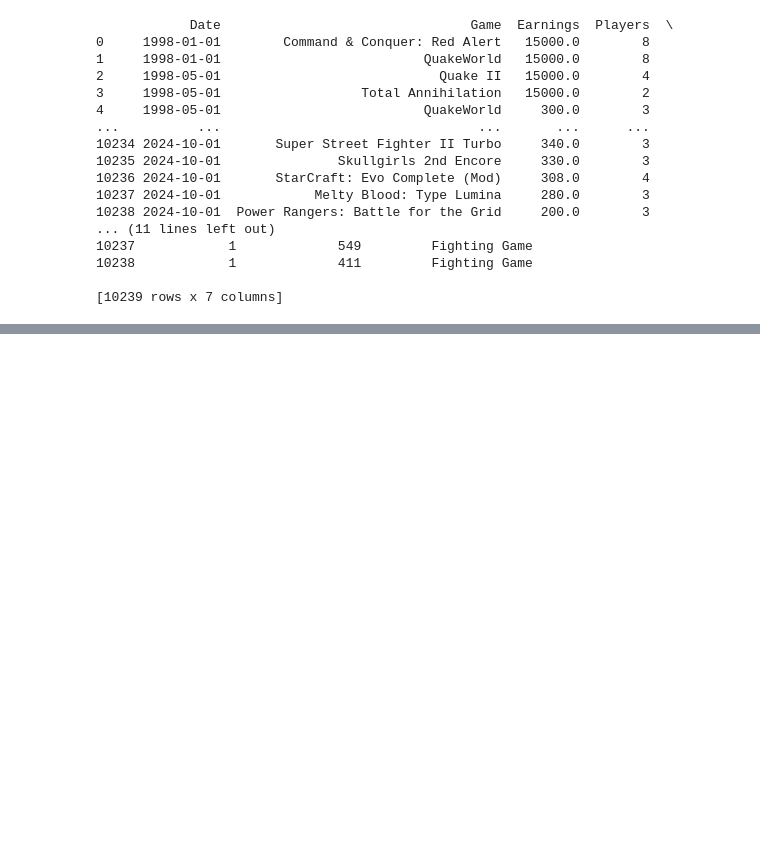
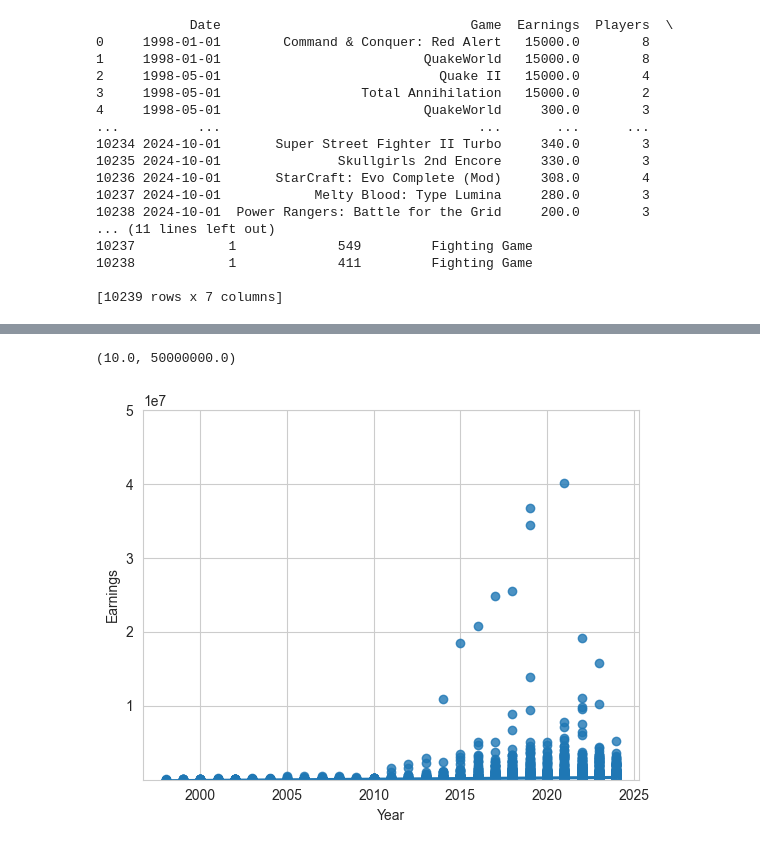
Before and after one commit to AndreasL85/pyprojektarbete, a Jupyter notebook: esports.ipynb, the cells around one changed output, grey strips where cells are left out. Saved outputs shown, nothing was run; the diff lists cells and outputs as text; code cells hidden in the pictures; blank space fills up the shorter version.

```diff
--- a/esports.ipynb
+++ b/esports.ipynb
@@ -45,0 +70,4 @@ data.to_csv("new_data.csv", index = False)
+# %%
+data["Year"] = pd.to_datetime(data["Date"]).dt.year
+summ_tournament = data.groupby("Year")["Tournaments"].describe()
+print(summ_tournament)
@@ -45,0 +127,7 @@ data.to_csv("new_data.csv", index = False)
+# %%
+sns.set_style("whitegrid")
+axes = sns.regplot(x=data.Year, y=data.Earnings)
+axes.set_ylim(10, 50000000)
+# %% [output]
+(10.0, 50000000.0)
+[figure, added]
```
Also changed, not shown: parts of 9 cells of this notebook.
